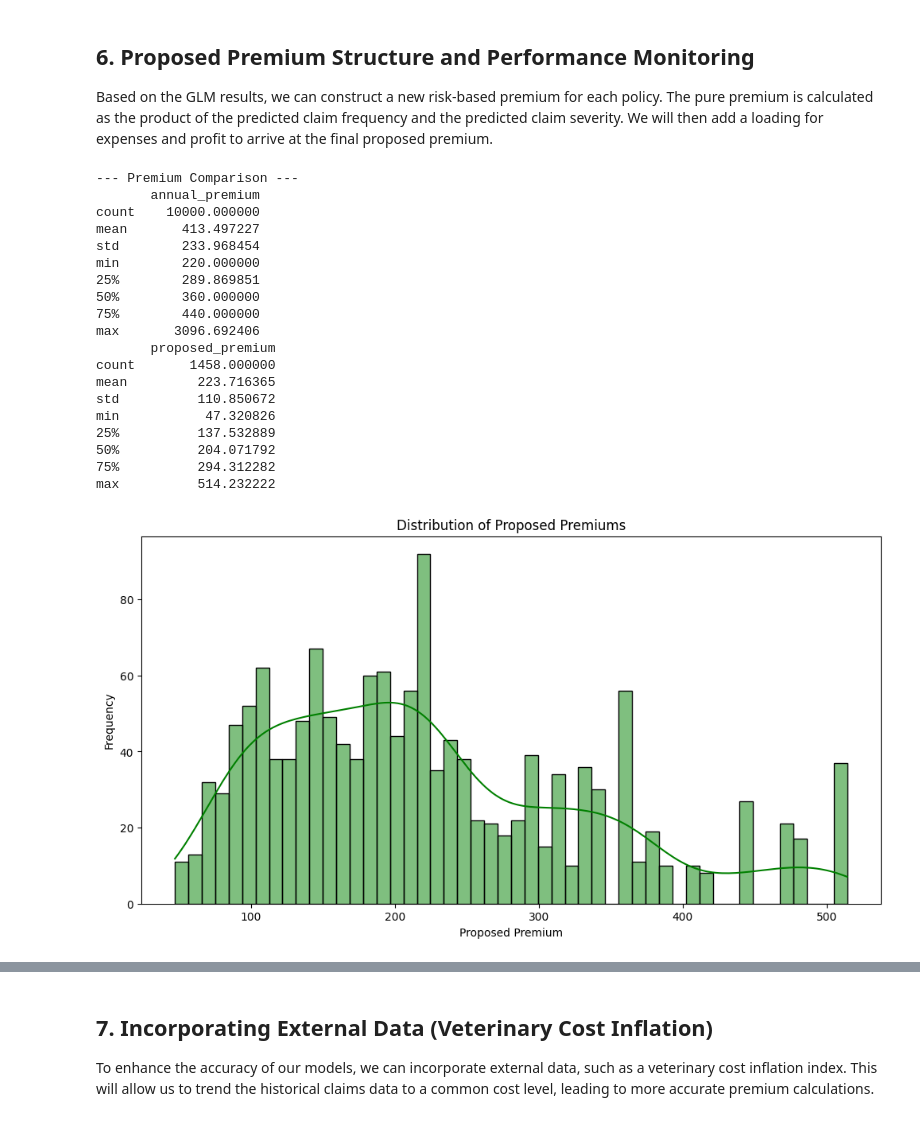
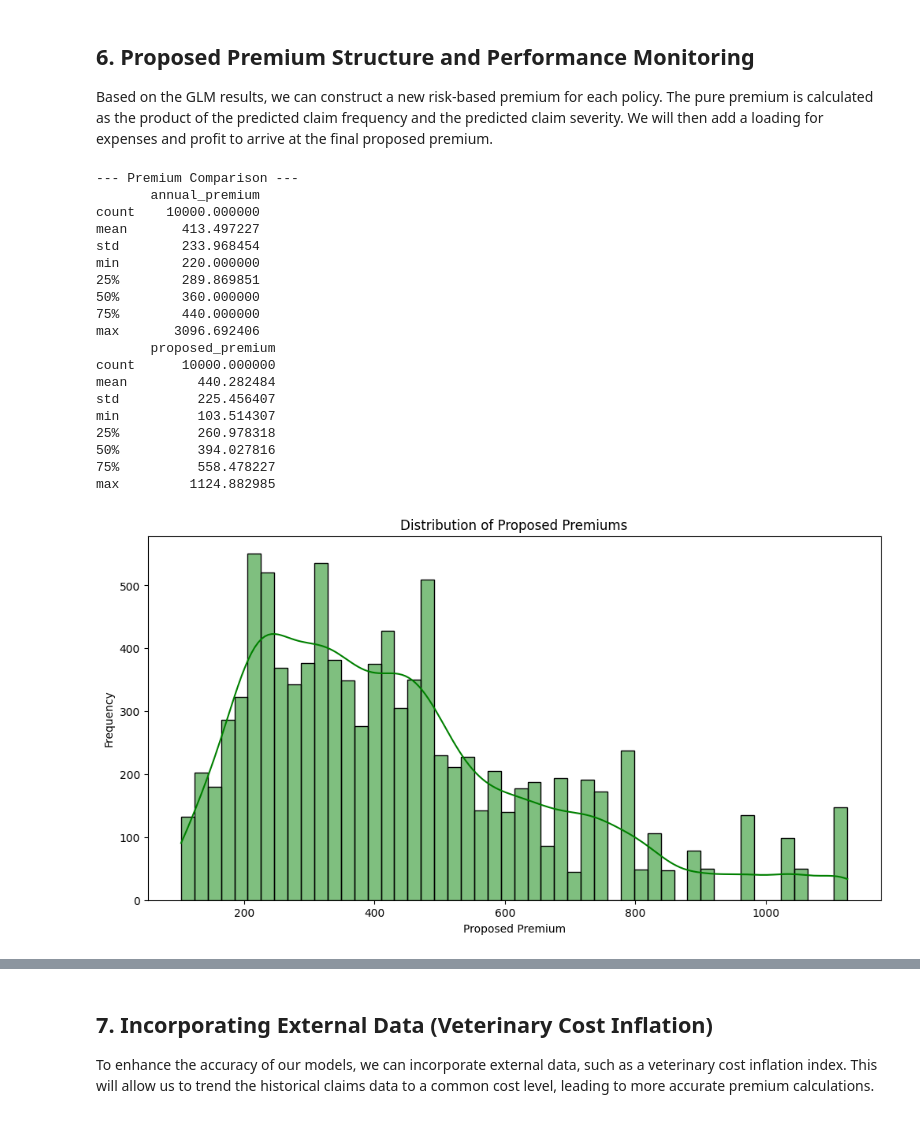
Before and after one commit to priyam0k/Pet-Insurance-Profitability-Analysis, a Jupyter notebook: Pet Insurance case study.ipynb, the cells around one changed output, grey strips where cells are left out. Saved outputs shown, nothing was run; the diff lists cells and outputs as text; code cells hidden in the pictures.

```diff
--- a/Pet Insurance case study.ipynb
+++ b/Pet Insurance case study.ipynb
@@ -242,51 +242,50 @@ By following these recommendations, Pawtect can effectively price its pet insura
 ## 6. Proposed Premium Structure and Performance Monitoring
 Based on the GLM results, we can construct a new risk-based premium for each policy. The pure premium is calculated as the product of the predicted claim frequency and the predicted claim severity. We will then add a loading for expenses and profit to arrive at the final proposed premium.
 # %%
-
 # Predict frequency and severity for each policy
 df_glm['predicted_freq'] = freq_model.predict(X)
-df_glm['predicted_sev'] = sev_model.predict(X_sev)
+df_glm['predicted_sev'] = sev_model.predict(X)
 
 # Calculate pure premium
 df_glm['pure_premium'] = df_glm['predicted_freq'] * df_glm['predicted_sev']
 
-# Add a loading for expenses and profit (e.g., 30% loading)
-expense_loading = 0.30
-df_glm['proposed_premium'] = df_glm['pure_premium'] / (1 - expense_loading)
+# Add a loading for expenses and profit margin. A 68% loading targets a loss ratio of 32%.
+loading_factor = 0.68
+df_glm['proposed_premium'] = df_glm['pure_premium'] / (1 - loading_factor)
 
 # Compare old vs. proposed premium
 print("--- Premium Comparison ---")
 print(df[['annual_premium']].describe())
 print(df_glm[['proposed_premium']].describe())
 
 # Plot the distribution of proposed premiums
 plt.figure(figsize=(12, 6))
 sns.histplot(df_glm['proposed_premium'], bins=50, kde=True, color='green')
 plt.title('Distribution of Proposed Premiums')
 plt.xlabel('Proposed Premium')
 plt.ylabel('Frequency')
 plt.show()
 # %% [output]
 --- Premium Comparison ---
        annual_premium
 count    10000.000000
 mean       413.497227
 std        233.968454
 min        220.000000
 25%        289.869851
 50%        360.000000
 75%        440.000000
 max       3096.692406
        proposed_premium
-count       1458.000000
-mean         223.716365
-std          110.850672
-min           47.320826
-25%          137.532889
-50%          204.071792
-75%          294.312282
-max          514.232222
+count      10000.000000
+mean         440.282484
+std          225.456407
+min          103.514307
+25%          260.978318
+50%          394.027816
+75%          558.478227
+max         1124.882985
-[figure, old version]
+[figure, new version]
 # %%
 
 # Compare the distribution of old vs. proposed premiums
```
Also changed, not shown: parts of 4 cells of this notebook.
